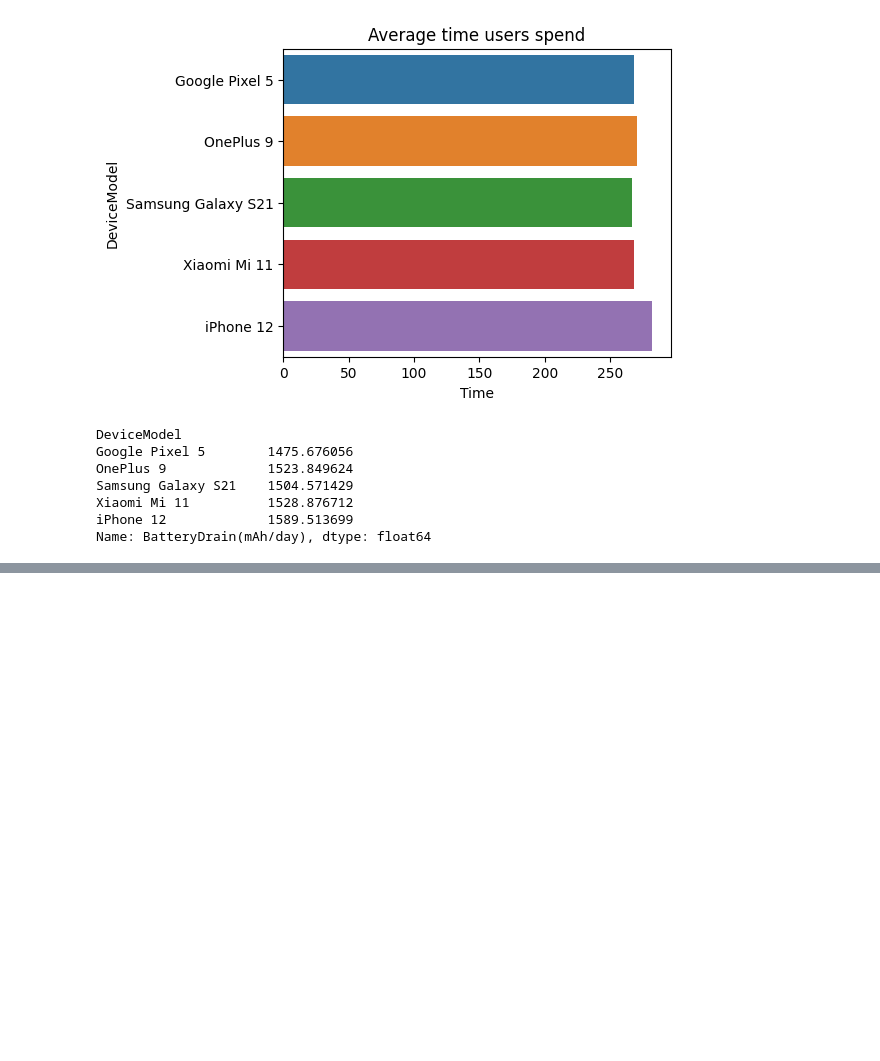
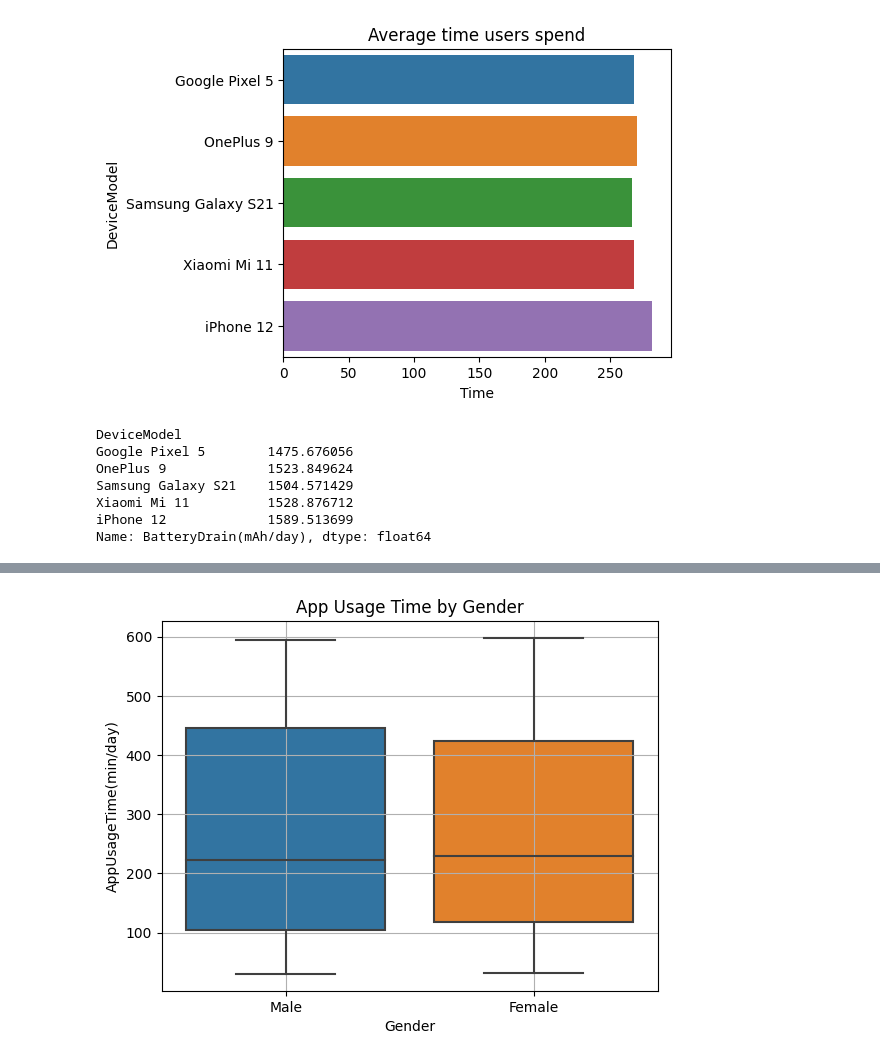
Before and after one commit to upanyachennoju/Kaggle-notebooks, a Jupyter notebook: mobile-device-usage-analysis.ipynb, the cells around one changed output, grey strips where cells are left out. Saved outputs shown, nothing was run; the diff lists cells and outputs as text; code cells hidden in the pictures; blank space fills up the shorter version.

```diff
--- a/mobile-device-usage-analysis.ipynb
+++ b/mobile-device-usage-analysis.ipynb
@@ -237,0 +248,7 @@ sns.barplot(y=age_group.index , x=age_group.values, data=df)
+# %%
+sns.boxplot(x='Gender', y='AppUsageTime(min/day)', data=df)
+plt.grid()
+plt.title('App Usage Time by Gender')
+plt.show()
+# %% [output]
+[figure, added]
```
Also changed, not shown: parts of 21 cells of this notebook.
